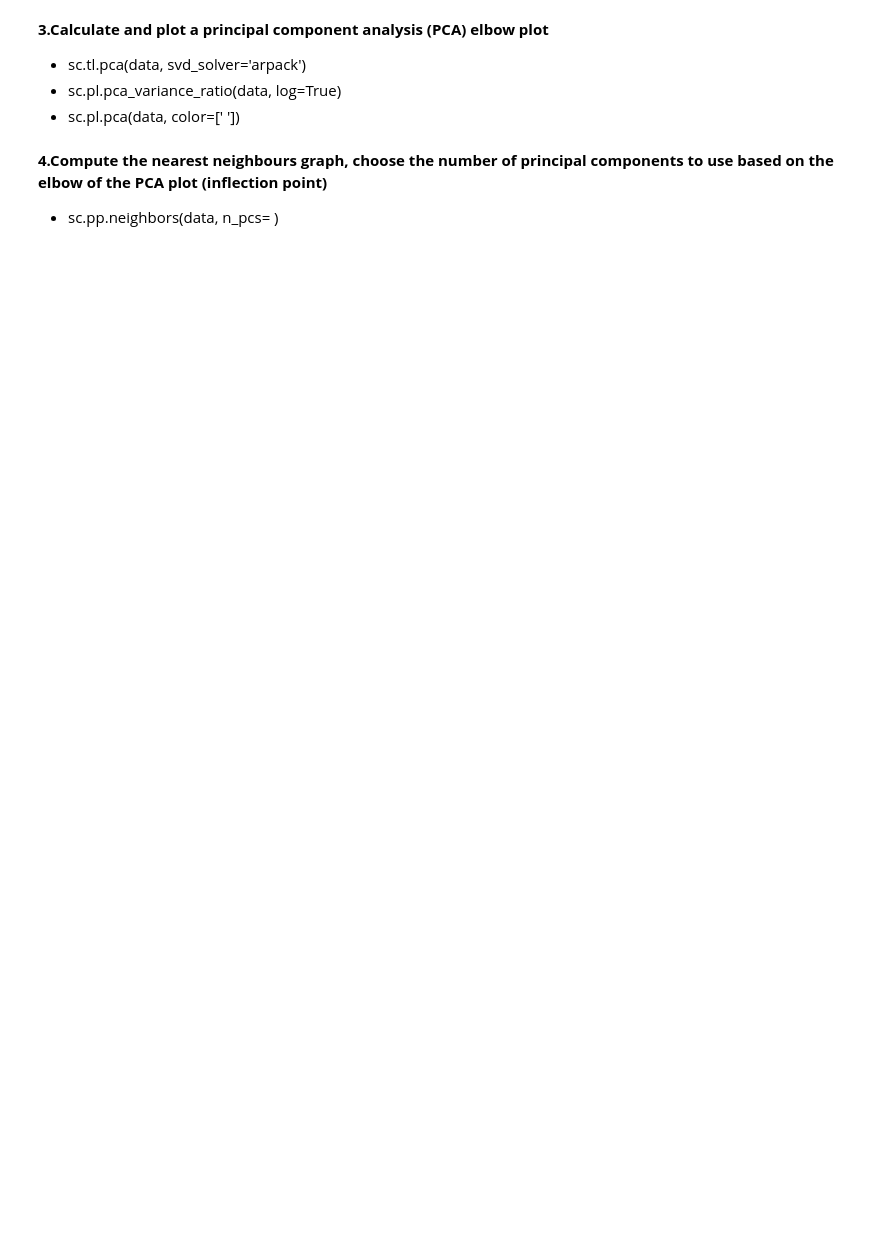
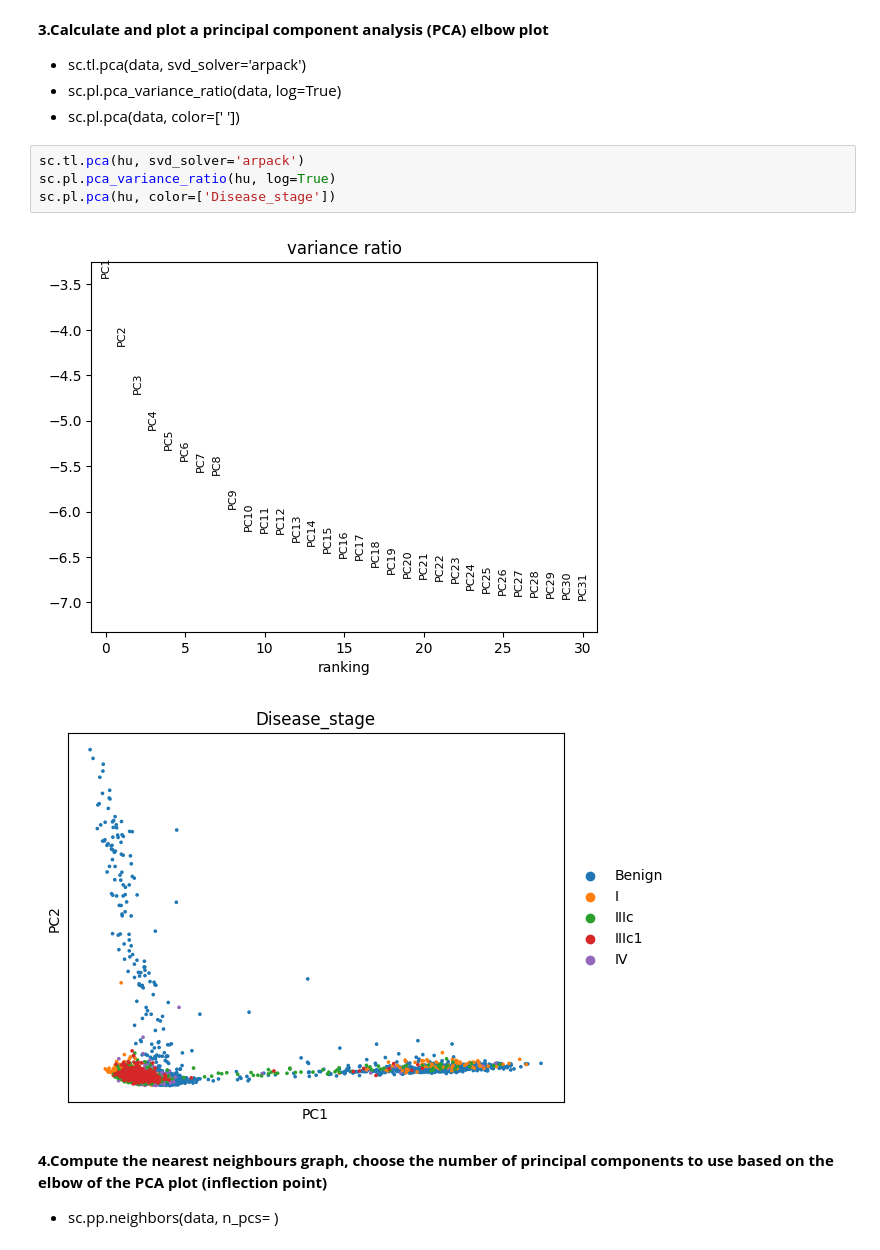
Before and after one commit to terencegarner/scRNAseqtutorial, a Jupyter notebook: Day_1.ipynb, the cells around one changed output. Cells and saved outputs as stored; diff of their text form; blank space fills up the shorter version.

```diff
--- a/Day_1.ipynb
+++ b/Day_1.ipynb
@@ -151,6 +175,13 @@ To plot the data in a UMAP,
 * sc.tl.pca(data, svd_solver='arpack')
 * sc.pl.pca_variance_ratio(data, log=True)
 * sc.pl.pca(data, color=[' '])
+# %%
+sc.tl.pca(hu, svd_solver='arpack')
+sc.pl.pca_variance_ratio(hu, log=True)
+sc.pl.pca(hu, color=['Disease_stage'])
+# %% [output]
+[figure, added]
+[figure, added]
 # %% [markdown]
 **4.Compute the nearest neighbours graph, choose the number of principal components to use based on the elbow of the PCA plot (inflection point)**
  * sc.pp.neighbors(data, n_pcs= )
```
Also changed, not shown: parts of 17 cells of this notebook.
